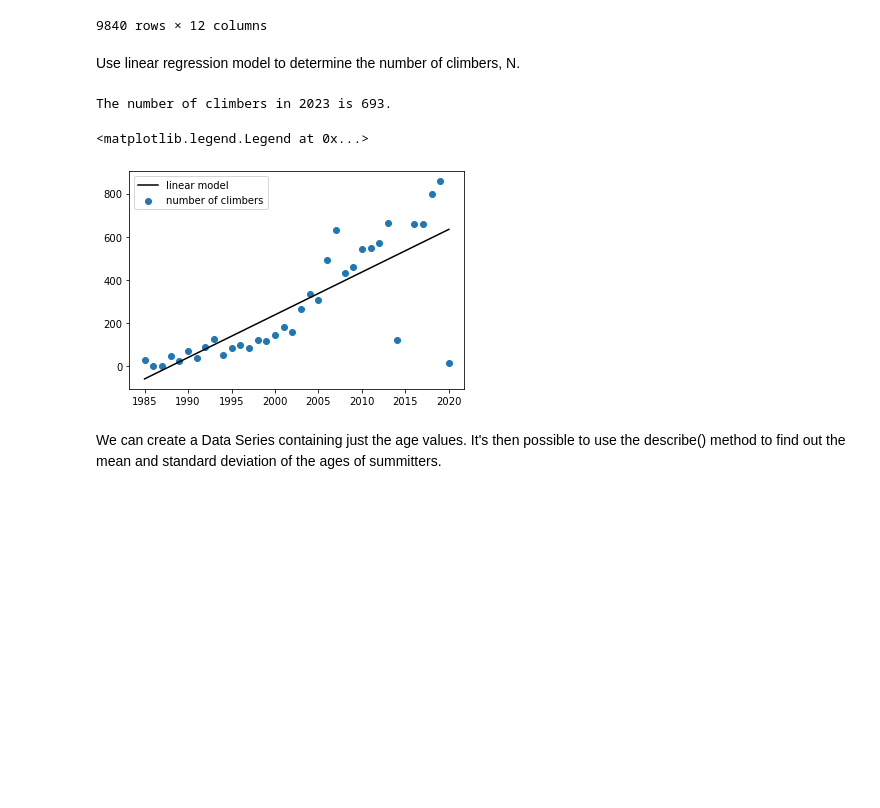
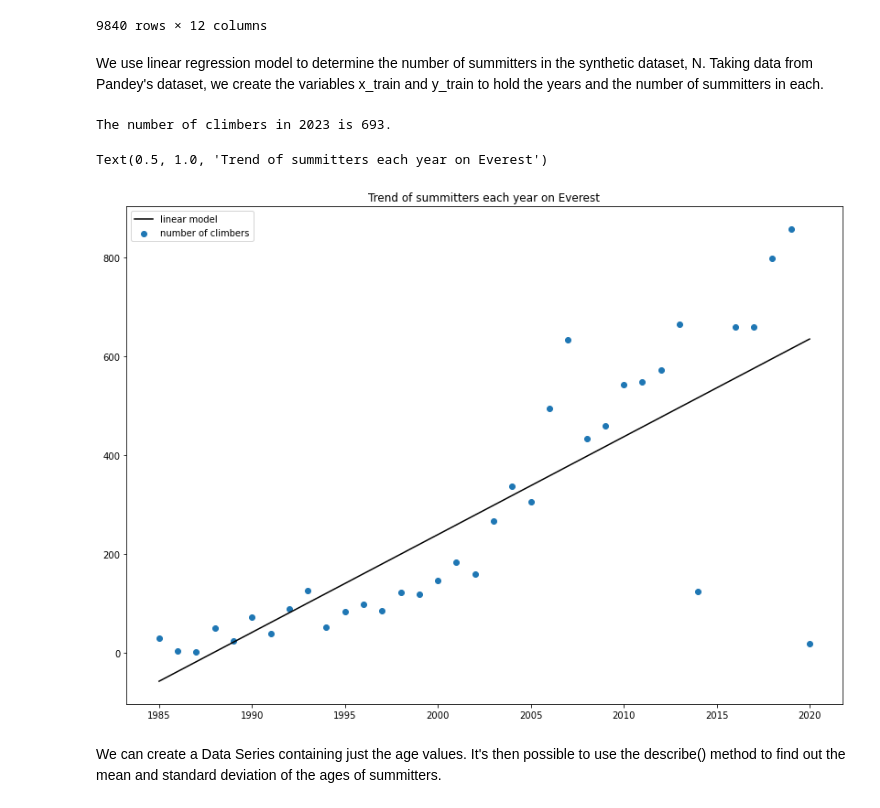
Before and after one commit to dreapadoir/PfDA_Project, a Jupyter notebook: Everest.ipynb, the cells around one changed output. Cells and saved outputs as stored; diff of their text form; code cells hidden in the pictures; blank space fills up the shorter version.

```diff
--- a/Everest.ipynb
+++ b/Everest.ipynb
@@ -17,6 +19,8 @@ import sklearn.linear_model as sk
 import scipy.stats as ss
 
 %matplotlib inline
+
+plt.rcParams['figure.figsize'] = 14, 10
 # %% [markdown]
 We first import the Mt. Everest Ascent dataset to understand what information is available for mountaineers and to get an idea of the shape of that data.
 # %%
@@ -49,27 +53,28 @@ df
 | 10009 | EVER | Hong-Zhi Hu | 2020 | Spr | 28-May | NaN | China | M | 57 | Y | . | ... |
 9840 rows × 12 columns
 # %% [markdown]
-Use linear regression model to determine the number of climbers, N.
+We use linear regression model to determine the number of summitters in the synthetic dataset, N. Taking data from Pandey's dataset, we create the variables x_train and y_train to hold the years and the number of summitters in each.
 # %%
-x_train = df['Year'].unique()
-x_train = x_train.reshape(-1, 1)
-groupedDf = df.groupby('Year').count()
-y_train = groupedDf['Name']
+x_train = df['Year'].unique()  #
+x_train = x_train.reshape(-1, 1) #required to reshape the array into the correct shape for training the model
+groupedDf = df.groupby('Year').count() #groups all columns by year and gives a count of each
+y_train = groupedDf['Name'] #gives the number of summitters in each year
 
 
 regr = sk.LinearRegression()
 regr.fit(x_train, y_train)
-N = int(regr.predict(np.array(2023).reshape(1,-1)))
+N = int(regr.predict(np.array(2023).reshape(1,-1))) #predicts the number of climbers for 2023
 print("The number of climbers in 2023 is {}.".format(N))
 
 
 plt.plot(x_train, regr.predict(x_train),color='k', label='linear model')
 plt.scatter(x_train, y_train, label='number of climbers')
 plt.legend()
+plt.title('Summitters each year on Everest')
 # %% [output]
 The number of climbers in 2023 is 693.
-<matplotlib.legend.Legend at 0x...>
+Text(0.5, 1.0, 'Trend of summitters each year on Everest')
-[figure, old version]
+[figure, new version]
 # %% [markdown]
 We can create a Data Series containing just the age values. It's then possible to use the describe() method to find out the mean and standard deviation of the ages of summitters.
 # %%
```
Also changed, not shown: parts of 18 cells of this notebook.
